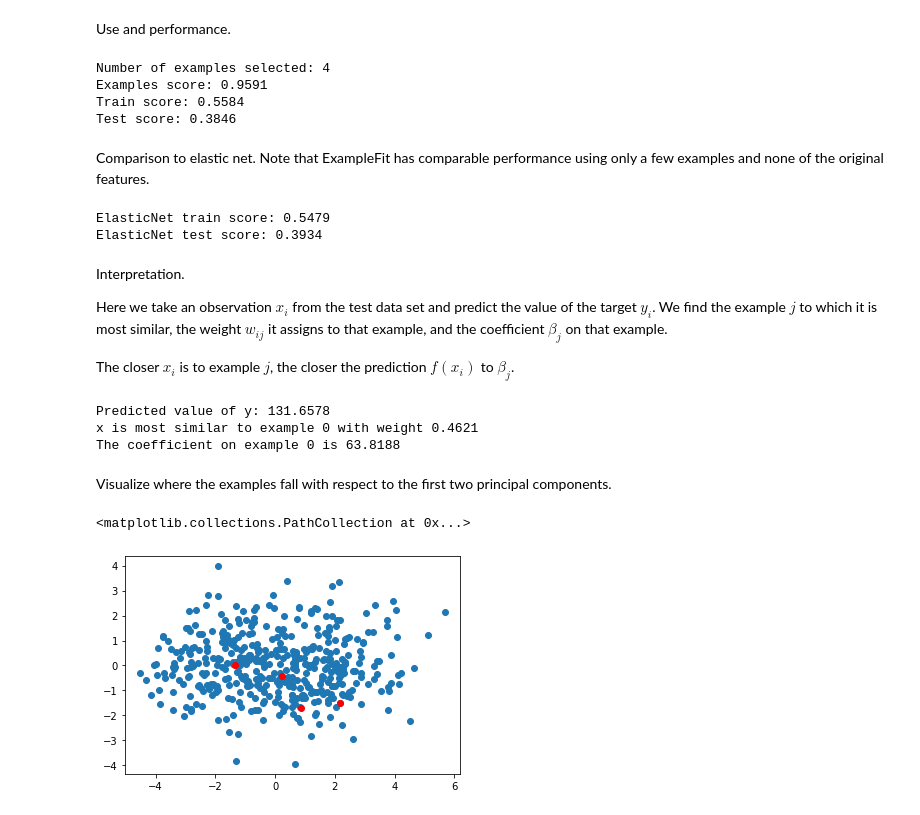
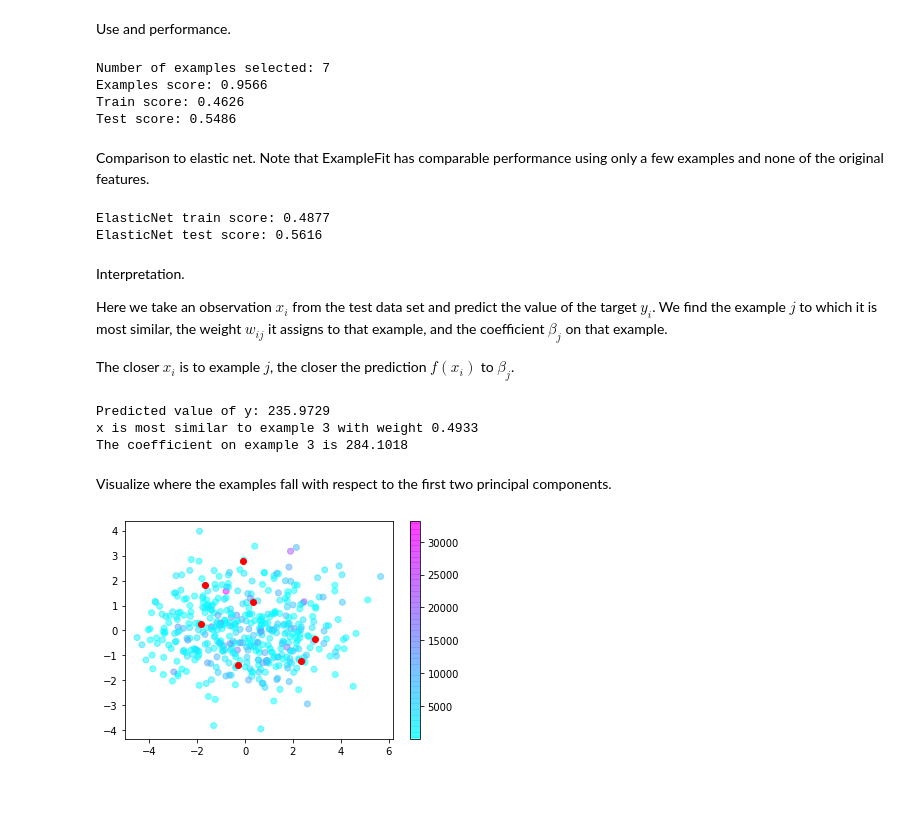
Before and after one commit to dsbowen/example-fit, a Jupyter notebook: demo.ipynb, the cells around one changed output. Saved outputs shown, nothing was run; the diff lists cells and outputs as text; code cells hidden in the pictures.

Commit message:
with example weights

```diff
--- a/demo.ipynb
+++ b/demo.ipynb
@@ -32,16 +34,16 @@ X_test = scaler.transform(X_test)
 Use and performance.
 # %%
 reg = ExampleFit(model=LinearRegression(fit_intercept=False))
-reg.fit_validate(X_train, y_train, max_examples=4)
+reg.fit_validate(X_train, y_train, max_examples=7)
 print('Number of examples selected: %i' % reg.examples_X.shape[0])
 print('Examples score: %.4f' % r2_score(reg.examples_y, reg.predict(reg.examples_X)))
 print('Train score: %.4f' % r2_score(y_train, reg.predict(X_train)))
 print('Test score: %.4f' % r2_score(y_test, reg.predict(X_test)))
 # %% [output]
-Number of examples selected: 4
-Examples score: 0.9591
-Train score: 0.5584
-Test score: 0.3846
+Number of examples selected: 7
+Examples score: 0.9566
+Train score: 0.4626
+Test score: 0.5486
 # %% [markdown]
 Comparison to elastic net. Note that ExampleFit has comparable performance using only a few examples and none of the original features.
 # %%
@@ -49,8 +51,8 @@ elastic_net = ElasticNetCV().fit(X_train, y_train)
 print('ElasticNet train score: %.4f' % elastic_net.score(X_train, y_train))
 print('ElasticNet test score: %.4f' % elastic_net.score(X_test, y_test))
 # %% [output]
-ElasticNet train score: 0.5479
-ElasticNet test score: 0.3934
+ElasticNet train score: 0.4877
+ElasticNet test score: 0.5616
 # %% [markdown]
 Interpretation.
 
@@ -67,19 +69,21 @@ print('Predicted value of y: %.4f' % reg.predict(x)[0])
 print('x is most similar to example %i with weight %.4f' % (example, w.max()))
 print('The coefficient on example %i is %.4f' % (example, reg.model.coef_[example]))
 # %% [output]
-Predicted value of y: 131.6578
-x is most similar to example 0 with weight 0.4621
-The coefficient on example 0 is 63.8188
+Predicted value of y: 235.9729
+x is most similar to example 3 with weight 0.4933
+The coefficient on example 3 is 284.1018
 # %% [markdown]
 Visualize where the examples fall with respect to the first two principal components.
 # %%
 X_scaled = StandardScaler().fit_transform(X)
 pca = PCA(n_components=2).fit(X_scaled)
 X_pc = pca.transform(X_scaled)
 example_pc = pca.transform(reg.examples_X)
 
-plt.scatter(X_pc[:,0], X_pc[:,1])
+c = (reg.predict(X_scaled) - y)**2
+X_plt = plt.scatter(X_pc[:,0], X_pc[:,1], c=c, alpha=0.5, cmap=cm.cool)
+plt.colorbar(X_plt)
 plt.scatter(example_pc[:,0], example_pc[:,1], c='r')
+plt.show()
 # %% [output]
-<matplotlib.collections.PathCollection at 0x...>
-[figure, old version]
+[figure, new version]
```
Also changed, not shown: parts of 1 cell of this notebook, 1 other file.
